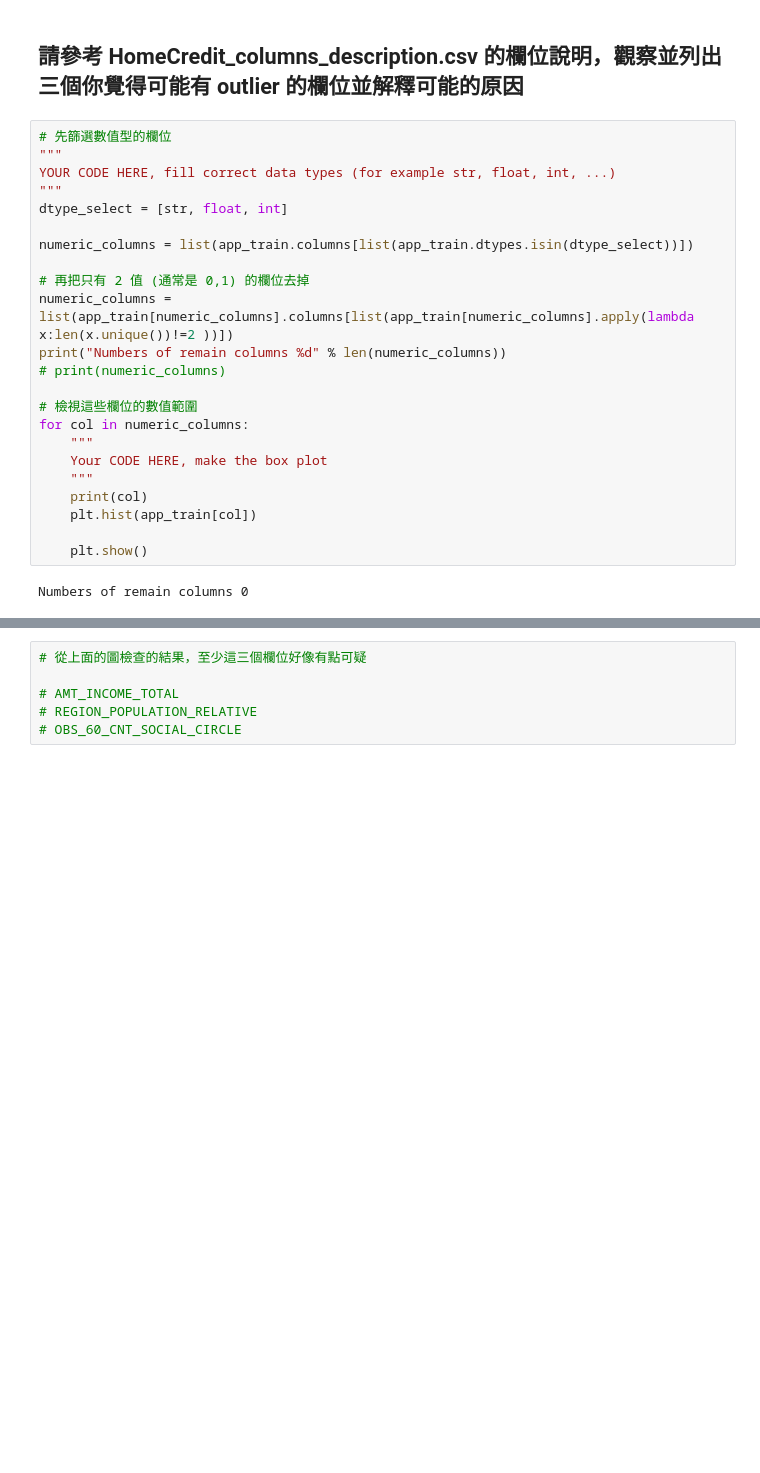
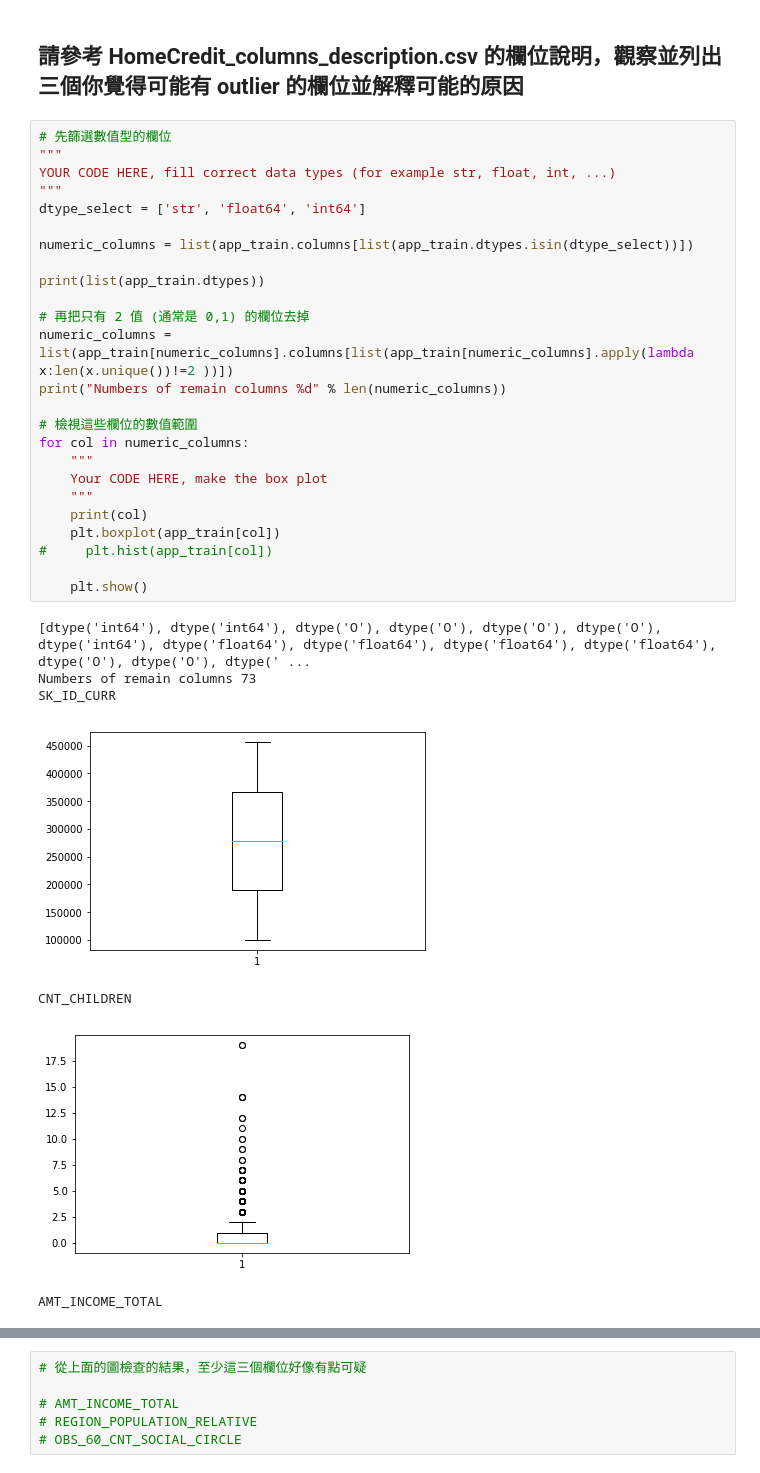
Before and after one commit to NearLinHere/2nd-ML100Days, a Jupyter notebook: homework/Day_006/Day_006_HW.ipynb, the cells around one changed output, grey strips where cells are left out. Cells and saved outputs as stored; diff of their text form; blank space fills up the shorter version.

```diff
--- a/homework/Day_006/Day_006_HW.ipynb
+++ b/homework/Day_006/Day_006_HW.ipynb
@@ -33,25 +33,33 @@ Path of read in data: ../../data/Part01\application_train.csv
 # %%
 # 先篩選數值型的欄位
 """
 YOUR CODE HERE, fill correct data types (for example str, float, int, ...)
 """
-dtype_select = [str, float, int]
+dtype_select = ['str', 'float64', 'int64']
 
 numeric_columns = list(app_train.columns[list(app_train.dtypes.isin(dtype_select))])
+
+print(list(app_train.dtypes))
 
 # 再把只有 2 值 (通常是 0,1) 的欄位去掉
 numeric_columns = list(app_train[numeric_columns].columns[list(app_train[numeric_columns].apply(lambda x:len(x.unique())!=2 ))])
 print("Numbers of remain columns %d" % len(numeric_columns))
-# print(numeric_columns)
 
 # 檢視這些欄位的數值範圍
 for col in numeric_columns:
     """
     Your CODE HERE, make the box plot
     """
     print(col)
-    plt.hist(app_train[col])
+    plt.boxplot(app_train[col])
+#     plt.hist(app_train[col])
 
     plt.show()
 # %% [output]
-Numbers of remain columns 0
+[dtype('int64'), dtype('int64'), dtype('O'), dtype('O'), dtype('O'), dtype('O'), dtype('int64'), dtype('float64'), dtype('float64'), dtype('float64'), dtype('float64'), dtype('O'), dtype('O'), dtype(' ...
+Numbers of remain columns 73
+SK_ID_CURR
+[figure, added]
+CNT_CHILDREN
+[figure, added]
+AMT_INCOME_TOTAL
```
Also changed, not shown: parts of 3 cells of this notebook.
